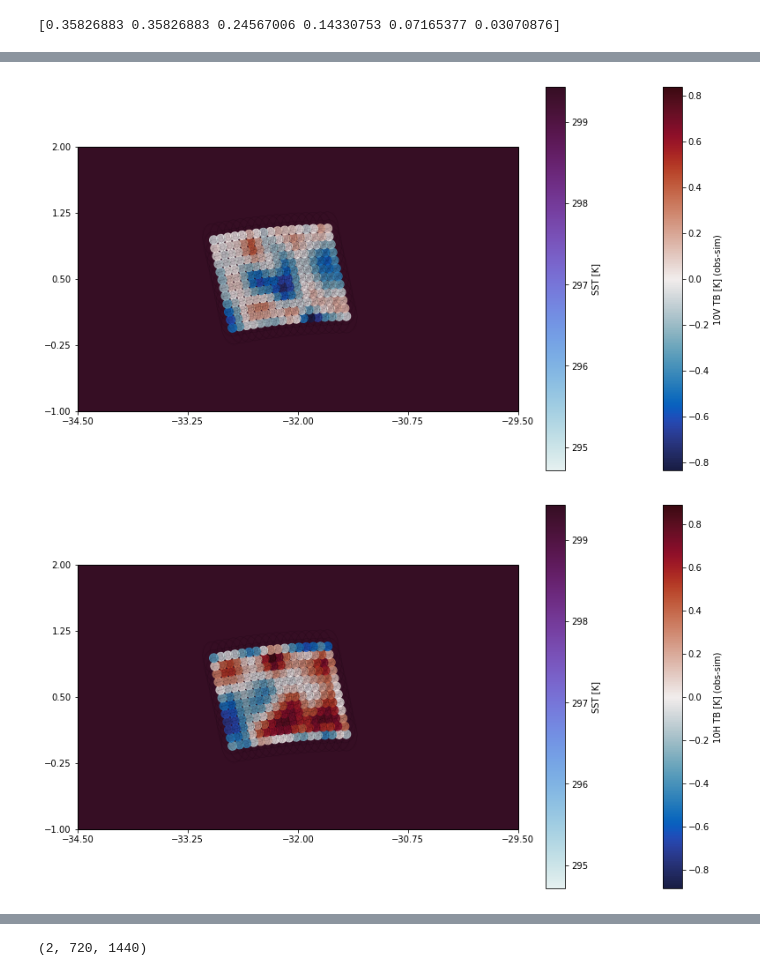
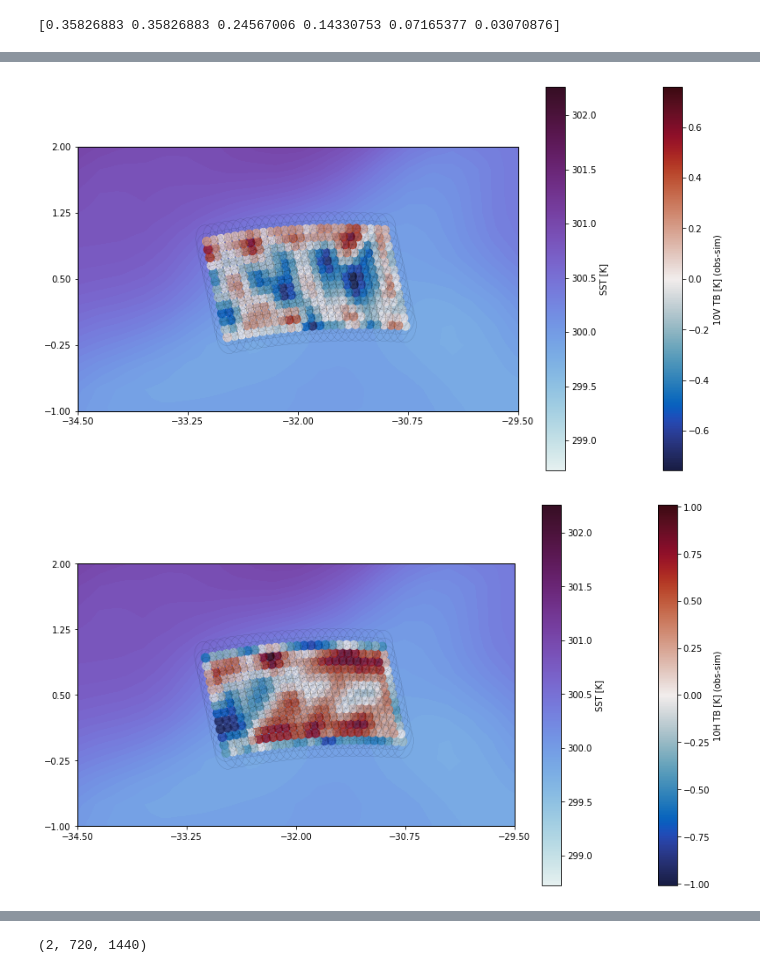
Before and after one commit to cheesetarian/amsr2_var, a Jupyter notebook: am2_mvar/retrieval_real_scenes.ipynb, the cells around one changed output, grey strips where cells are left out. Drawn from its saved outputs; the diff is of its cells as text; code cells hidden in the pictures.

```diff
--- a/am2_mvar/retrieval_real_scenes.ipynb
+++ b/am2_mvar/retrieval_real_scenes.ipynb
@@ -50,16 +50,16 @@ scene = 'brazil'  # options: greenland, canary, other ...
 fsub = np.array([0,1,2,3,5,6])
 sfsub= str("frs")+"".join(map(str,fsub)) #  string of frequencies (for plot outputs)
 
-deco_sst = 1.0  # SST decorrelation length of a priori [deg] -- set to near-zero if wanting none
-deco_wsp = 1.0  # wind decorrelation length of a priori [deg]
+deco_sst = 0.3  # SST decorrelation length of a priori [deg] -- set to near-zero if wanting none
+deco_wsp = 0.3  # wind decorrelation length of a priori [deg]
 sv = True      # whether or not to save output plots
 
 nrvar    =   2   # number of retrieval variables, 1 will be SST only, 2 for SST+windspeed
 
 angfac   =   5   # angular samples per degree or between pix (good value depends on freqs used)
-sx_sst   = 2.0   # a priori std deviation for SST
-sx_wsp   = 2.0   # a priori std deviation for wind speed (if nrvar > 1)
-#xcorr    = 0.0   # cross correlation between SST and wind speed -- not currently used (keep sparse matrix for speed)
+sx_sst   = 2.5   # a priori std deviation for SST
+sx_wsp   = 2.5   # a priori std deviation for wind speed (if nrvar > 1)
+#xcorr    = 0.0   # cross correlation between SST and wind speed -- not currently used (sparse matrix faster)
 #  note: for speed, the angular grid is the biggest limiting factor, so if using low frequencies only
 
 # these should likely remain fixed:
@@ -71,7 +71,7 @@ npol     =  2    # number of polarizations considered (2=V/H both, 1=intensity o
 r_resa, r_reso = 0.10, 0.10
 
 # plot version (end of plot filenames):    ## assumes decorrelation, prior, rgrid dimensions are same for both
-pv = scene+'_ap'+str(round(sx_sst*10))+'-'+str(round(deco_sst))+'d_'+\
+pv = scene+'_ap'+str(round(sx_sst*10))+'-'+str(round(deco_sst*10))+'d_'+\
     'r'+str(round(100*r_resa))+'-'+str(angfac)+'a_'+str(round(noise_fac))+'n_'+sfsub
 print(pv)
 # %% [output]
@@ -95,8 +95,8 @@ if scene == 'brazil':
     lat0, lon0     = 0.5, -32  # center of grid in lat, lon
     nlat, nlon     = 40,  60  # number of lat and lon divisions
     latwid, lonwid =  2,   3  # actual grid widths are double these
-    pxt, pxp = 109, 126       # pixel # start, stop
-    sct, scp = 993, 1005      # scan # start stop
+    pxt, pxp = 101, 127       # pixel # start, stop
+    sct, scp = 992, 1005      # scan # start stop
     utx, uty = 1.4, 1.0     #(regular) retrieval grid defined from center, these are half-widths
 if scene == 'canary':
     afile = adir+'GW1AM2_201609211336_073A_L1SGRTBR_2220220.h5'
@@ -785,11 +786,14 @@ rgrid dimensions:  (2, 21, 29)
 # %%
 
 # set Xa (formally set in ARTS below)
-xa = np.zeros([nrvar, r_lat.size, r_lon.size]) # a priori matrix, should be similar to s_data
+xa = np.zeros([nrvar, r_lat.size, r_lon.size]) # a priori matrix
 print('Xa shape: ', xa.shape)
-xa[0,:,:] = np.mean(x_back[0,:,:]) #+np.random.normal(0,1,[r_lat.size,r_lon.size]) #+ 0.07  # set constant, or maybe some perturbation
+xa[0,:,:] = x_back[0,:,:] #+np.random.normal(0,1,[r_lat.size,r_lon.size]) #+ 0.07  # set constant, or maybe some perturbation
 if nrvar>1:
-    xa[1,:,:] = np.mean(x_back[1,:,:])
+    xa[1,:,:] = x_back[1,:,:]
+#xa[0,:,:] = np.mean(x_back[0,:,:]) #+np.random.normal(0,1,[r_lat.size,r_lon.size]) #+ 0.07  # set constant, or maybe some perturbation
+#if nrvar>1:
+#    xa[1,:,:] = np.mean(x_back[1,:,:])
 
 # then observation errors (first just sensor noise)
 se_cov = np.diag(np.tile(np.repeat((noise_fac*nedt)**2,2), npix*nscans ))
@@ -836,10 +840,9 @@ if nrvar==2:  # wind and cross-correlations
     #        # cross correlations! (w/ spatial corr from 1):
     #        sx_cov[x,y,2]  = sx_wsp * sx_sst * corrs_wsp[x,y] * xcorr  # cross correlations
 
-#for rv in range(nsx):   # can plot each a priori covariance matrix block:
-#    plt.matshow(sx_cov[:,:,rv])
-#    plt.colorbar()
-#    plt.show()
-#
+for rv in range(nsx):   # can plot each a priori covariance matrix block:
+    plt.matshow(sx_cov[:,:,rv])
+    plt.colorbar()
+    plt.show()
 # %% [output]
 Xa shape:  (2, 21, 29)
@@ -1285,10 +1296,10 @@ for k in range(nf*2): #ks:
     ax.set_xticks( np.linspace(reg[2],reg[3], nx) )
     ax.set_yticks( np.linspace(reg[0],reg[1], ny) )
 
+    topl = 0
     #sdif = np.max(np.abs(tmean-s_data[0,:,:])) # set colorbar limits by largest abs deviation from tmean?
-    #thenorm1=plt.Normalize(vmin = np.min(s_data[0,:,:])-1, vmax = np.max(s_data[0,:,:])+1)
-    topl = 0
-    thenorm1=plt.Normalize(vmin = np.min(xretr[topl,:,:]), vmax = np.max(xretr[topl,:,:]))
+    thenorm1=plt.Normalize(vmin = np.min(s_data[topl,:,:])-1, vmax = np.max(s_data[topl,:,:])+1)
+    #thenorm1=plt.Normalize(vmin = np.min(xretr[topl,:,:])-1, vmax = np.max(xretr[topl,:,:])+1)
     ceem1=cmo.dense
     #bb= ax.pcolormesh(lon_grid,lat_grid,s_data[0,:,:],norm=thenorm1, # so SST
     bb= ax.contourf(ws.lon_grid,ws.lat_grid,s_data[topl,:,:], 30, norm=thenorm1, # so SST
@@ -1312,6 +1323,6 @@ for k in range(nf*2): #ks:
     if topl==0: cb1.set_label('SST [K]')
     if topl==1: cb1.set_label('Wind [m/s]')
 
-    if sv: plt.savefig('imgr/retr'+str(topl)+'-y_syn_'+ch_str[k]+'_'+pv+'.png',bbox_inches='tight',dpi=350)
+    if sv: plt.savefig('imgr/retr'+str(topl)+'-y_syn_'+ch_str[k]+'_'+pv+'.png',bbox_inches='tight',dpi=300)
     plt.show()
 # %% [output]
@@ -1322,2 +1333,2 @@ for k in range(nf*2): #ks:
-[figure, old version]
+[figure, new version]
-[figure, old version]
+[figure, new version]
```
Also changed, not shown: parts of 23 cells of this notebook.
